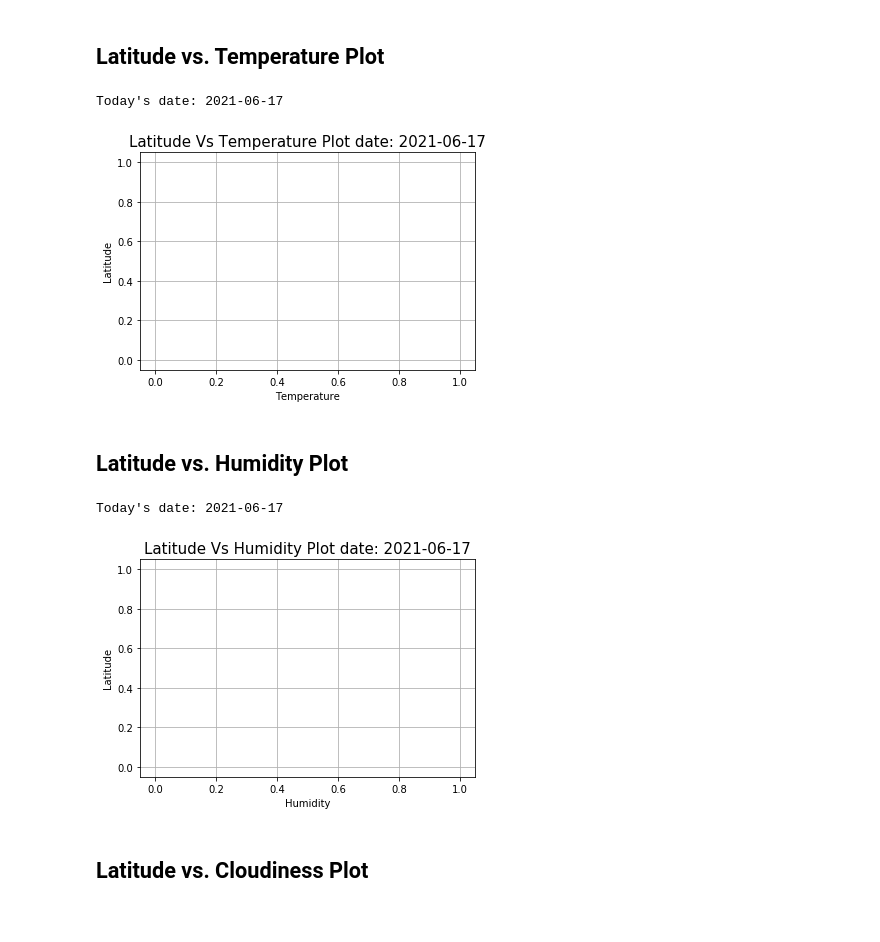
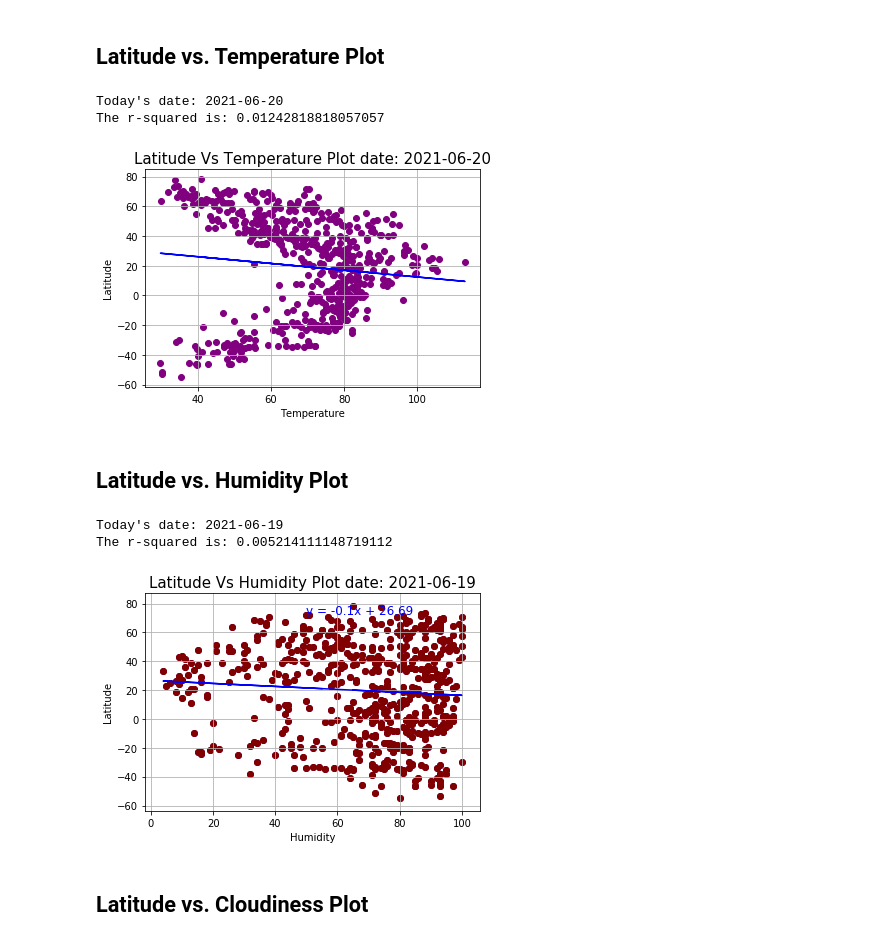
Before and after one commit to nithiyasuresh/python-api-challenge, a Jupyter notebook: Nithiya_WeatherPy.ipynb, the cells around one changed output. Drawn from its saved outputs; the diff is of its cells as text; code cells hidden in the pictures.

```diff
--- a/Nithiya_WeatherPy.ipynb
+++ b/Nithiya_WeatherPy.ipynb
@@ -211,59 +216,61 @@ today = date.today()
 print("Today's date:", today)
 x_values = city_data_df['temp']
 y_values = city_data_df['lat']
-# (slope, intercept, rvalue, pvalue, stderr) = linregress(x_values, y_values)
-# regress_values = x_values * slope + intercept
-# line_eq = "y = " + str(round(slope,2)) + "x + " + str(round(intercept,2))
+(slope, intercept, rvalue, pvalue, stderr) = linregress(x_values, y_values)
+regress_values = x_values * slope + intercept
+line_eq = "y = " + str(round(slope,2)) + "x + " + str(round(intercept,2))
 plt.scatter(x_values,y_values, color="purple")
-# plt.plot(x_values,regress_values,"b-")
+plt.plot(x_values,regress_values,"b-")
 plt.xlabel('Temperature')
 plt.ylabel('Latitude')
 plt.title(f'Latitude Vs Temperature Plot date: {today}',
           fontsize=15)
 plt.grid(True)
-# plt.annotate(line_eq, xy=(20, 40),
-#              xycoords='data',xytext=(0.8, 0.95),
-#              textcoords='axes fraction',horizontalalignment='right',
-#              verticalalignment='top',fontsize=12,color="blue")
-# print(f"The r-squared is: {rvalue**2}")
+plt.annotate(line_eq, xy=(20, 40),
+             xycoords='data',xytext=(0.8, 0.95),
+             textcoords='axes fraction',horizontalalignment='right',
+             verticalalignment='top',fontsize=12,color="blue")
+print(f"The r-squared is: {rvalue**2}")
 
-# plt.savefig("./nithiya_output_data/lat vs temp.png", bbox_inches = "tight")
+plt.savefig("./nithiya_output_data/lat vs temp.png", bbox_inches = "tight")
 plt.show()
 # %% [output]
-Today's date: 2021-06-17
+Today's date: 2021-06-20
+The r-squared is: 0.01242818818057057
-[figure, old version]
+[figure, new version]
 # %% [markdown]
 ## Latitude vs. Humidity Plot
 # %%
 # Create a Scatter Plot for humidity vs latitude
 from datetime import date
 
 today = date.today()
 print("Today's date:", today)
 x_values = city_data_df['humidity']
 y_values = city_data_df['lat']
-# (slope, intercept, rvalue, pvalue, stderr) = linregress(x_values, y_values)
-# regress_values = x_values * slope + intercept
-# line_eq = "y = " + str(round(slope,2)) + "x + " + str(round(intercept,2))
-# plt.scatter(x_values,y_values, color="purple")
-# plt.plot(x_values,regress_values,"b-")
+(slope, intercept, rvalue, pvalue, stderr) = linregress(x_values, y_values)
+regress_values = x_values * slope + intercept
+line_eq = "y = " + str(round(slope,2)) + "x + " + str(round(intercept,2))
+plt.scatter(x_values,y_values, color="purple")
+plt.plot(x_values,regress_values,"b-")
 plt.scatter(x_values,y_values, color='maroon')
 plt.xlabel('Humidity')
 plt.ylabel('Latitude')
 plt.title(f'Latitude Vs Humidity Plot date: {today}',
           fontsize=15)
 plt.grid(True)
-# plt.annotate(line_eq, xy=(20, 40),
-#              xycoords='data',xytext=(0.8, 0.95),
-#              textcoords='axes fraction',horizontalalignment='right',
-#              verticalalignment='top',fontsize=12,color="blue")
-# print(f"The r-squared is: {rvalue**2}")
-# plt.savefig("./nithiya_output_data/lat vs humidity.png", bbox_inches = "tight")
+plt.annotate(line_eq, xy=(20, 40),
+             xycoords='data',xytext=(0.8, 0.95),
+             textcoords='axes fraction',horizontalalignment='right',
+             verticalalignment='top',fontsize=12,color="blue")
+print(f"The r-squared is: {rvalue**2}")
+plt.savefig("./nithiya_output_data/lat vs humidity.png", bbox_inches = "tight")
 
 plt.show()
 # %% [output]
-Today's date: 2021-06-17
+Today's date: 2021-06-19
+The r-squared is: 0.005214111148719112
-[figure, old version]
+[figure, new version]
 # %% [markdown]
 ## Latitude vs. Cloudiness Plot
 # %%
```
Also changed, not shown: parts of 13 cells of this notebook, 12 other files.
